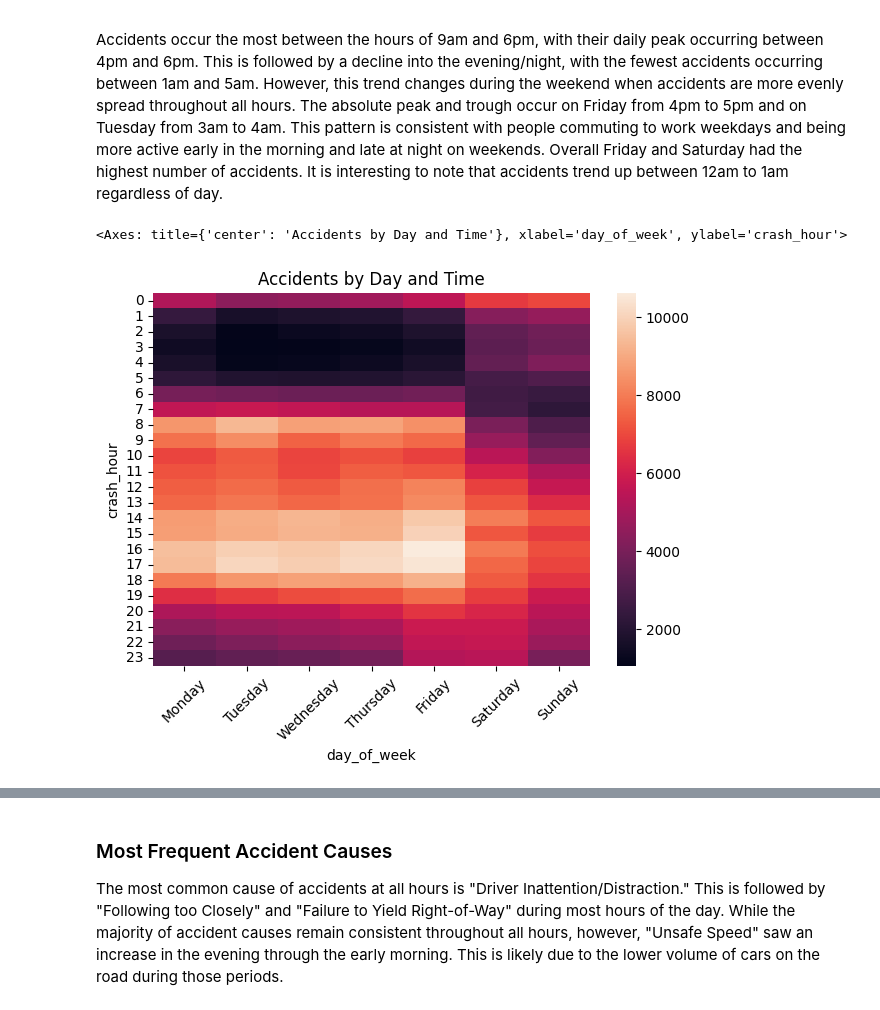
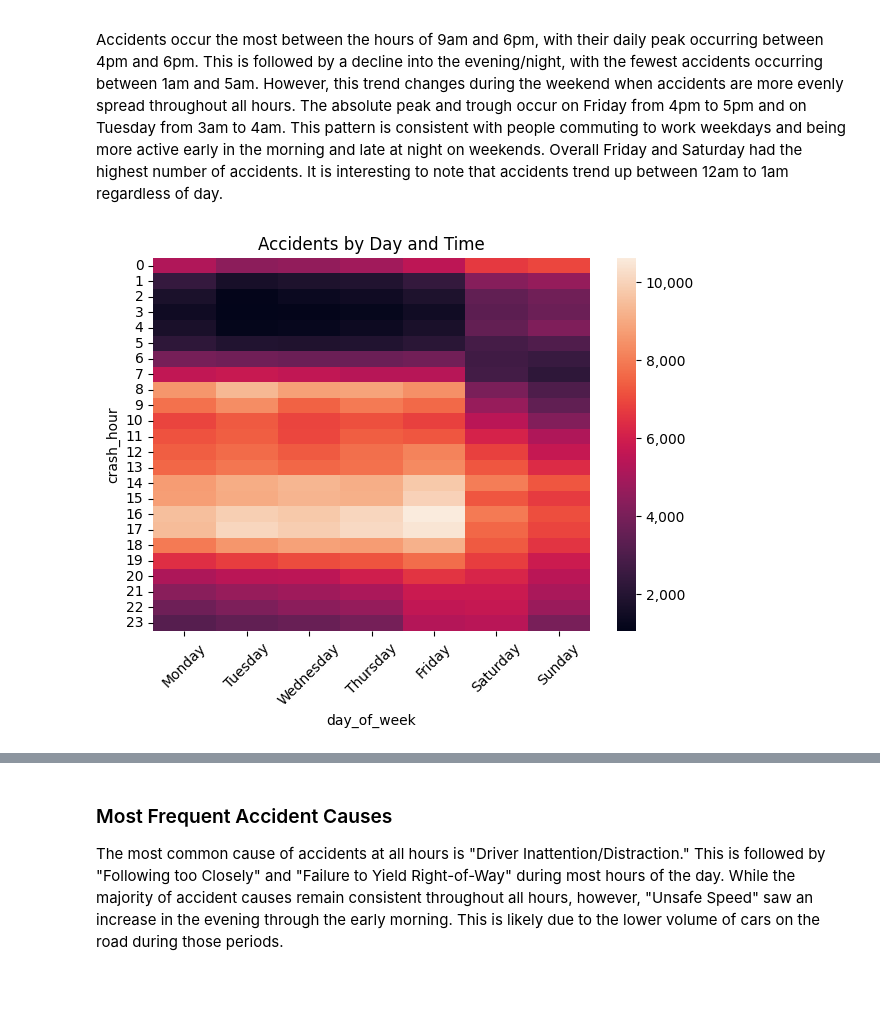
Before and after one commit to JourdonLynch/The-Streets-of-New-York, a Jupyter notebook: the-streets-of-ny.ipynb, the cells around one changed output, grey strips where cells are left out. Drawn from its saved outputs; the diff is of its cells as text; code cells hidden in the pictures.

Commit message:
Kaggle Notebook | The Streets of NY: A Traffic Data Analysis1 | Version 15

```diff
--- a/the-streets-of-ny.ipynb
+++ b/the-streets-of-ny.ipynb
@@ -386,26 +427,29 @@ Accidents occur the most between the hours of 9am and 6pm, with their daily peak
 # %%
 # Creating 'DAY OF WEEK' and 'CRASH HOUR' columns
 traffic_df['day_of_week'] = traffic_df['crash_date'].dt.day_name()
 traffic_df['crash_hour'] = traffic_df['crash_time'].dt.hour
 
 # Creating dataframe to group accidents by day of week and index them by crash hour
 accident_counts_day_time = traffic_df.groupby(['crash_hour','day_of_week']).size().reset_index(name='count')
 accident_heatmap_data = accident_counts_day_time.pivot(index= 'crash_hour', columns= 'day_of_week', values='count')
 
 # Reordering 'DAYS OF WEEK'
 day_order = ['Monday', 'Tuesday', 'Wednesday', 'Thursday', 'Friday', 'Saturday', 'Sunday']
 
 plt.title('Accidents by Day and Time')
 plt.xlabel('Day of Week')
 plt.ylabel('Hour of Day')
 plt.yticks(rotation=0)
 plt.xticks(rotation=45)
 plt.tight_layout()
 
 # Creating barchart
 accident_heatmap_data = accident_heatmap_data.reindex(columns = day_order)
-sns.heatmap(accident_heatmap_data)
+ax = sns.heatmap(accident_heatmap_data)
+
+# Format the colorbar values with commas
+colorbar = ax.collections[0].colorbar
+colorbar.ax.yaxis.set_major_formatter(FuncFormatter(lambda x, _: f'{int(x):,}'))
 # %% [output]
-<Axes: title={'center': 'Accidents by Day and Time'}, xlabel='day_of_week', ylabel='crash_hour'>
-[figure, old version]
+[figure, new version]
 # %%
```
Also changed, not shown: parts of 18 cells of this notebook.
